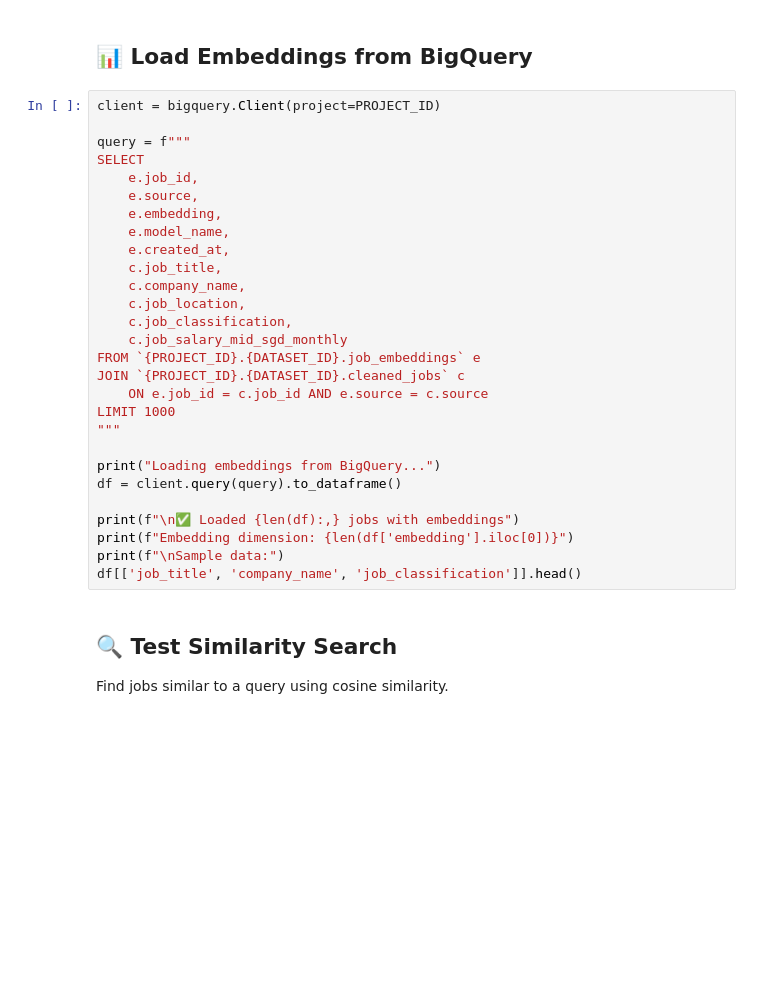
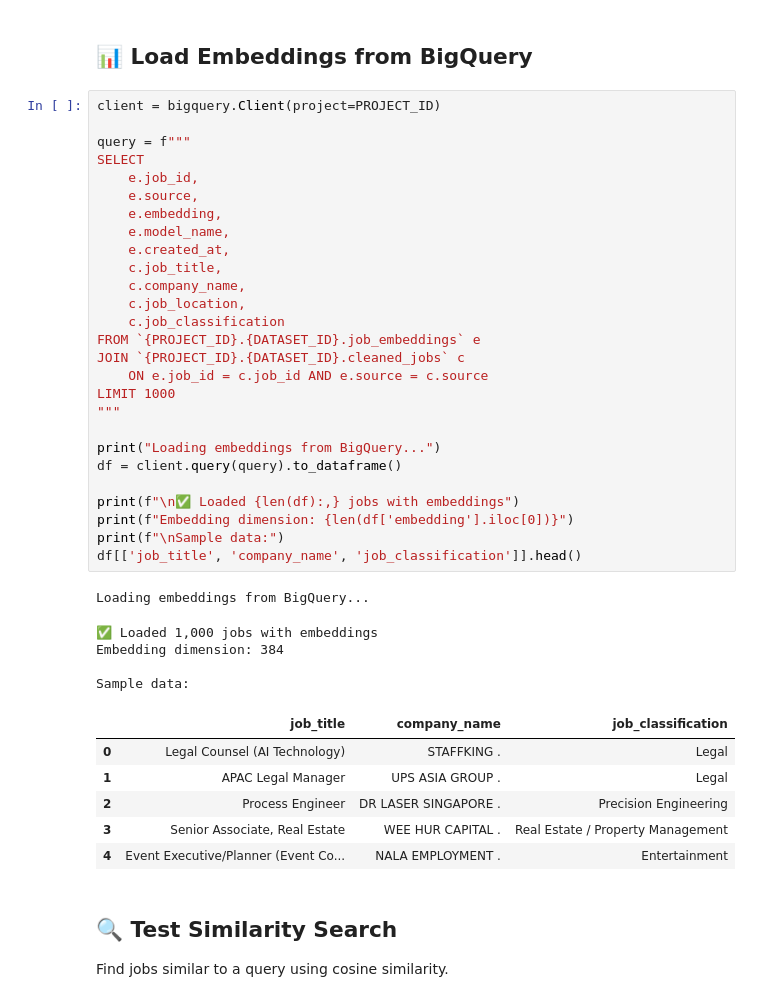
Before and after one commit to Min47/SG-JobMarket-DataScienceProject, a Jupyter notebook: notebooks/nlp_test_embeddings.ipynb, the cells around one changed output. Saved outputs shown, nothing was run; the diff lists cells and outputs as text; blank space fills up the shorter version.

```diff
--- a/notebooks/nlp_test_embeddings.ipynb
+++ b/notebooks/nlp_test_embeddings.ipynb
@@ -31,31 +35,42 @@ print(f"Dataset: {DATASET_ID}")
 # %%
 client = bigquery.Client(project=PROJECT_ID)
 
 query = f"""
 SELECT
     e.job_id,
     e.source,
     e.embedding,
     e.model_name,
     e.created_at,
     c.job_title,
     c.company_name,
     c.job_location,
-    c.job_classification,
-    c.job_salary_mid_sgd_monthly
+    c.job_classification
 FROM `{PROJECT_ID}.{DATASET_ID}.job_embeddings` e
 JOIN `{PROJECT_ID}.{DATASET_ID}.cleaned_jobs` c
     ON e.job_id = c.job_id AND e.source = c.source
 LIMIT 1000
 """
 
 print("Loading embeddings from BigQuery...")
 df = client.query(query).to_dataframe()
 
 print(f"\n✅ Loaded {len(df):,} jobs with embeddings")
 print(f"Embedding dimension: {len(df['embedding'].iloc[0])}")
 print(f"\nSample data:")
 df[['job_title', 'company_name', 'job_classification']].head()
+# %% [output]
+Loading embeddings from BigQuery...
+✅ Loaded 1,000 jobs with embeddings
+Embedding dimension: 384
+
+Sample data:
+|  | job_title | company_name | job_classification |
+| 0 | Legal Counsel (AI Technology) | STAFFKING . | Legal |
+| 1 | APAC Legal Manager | UPS ASIA GROUP . | Legal |
+| 2 | Process Engineer | DR LASER SINGAPORE . | Precision Engineering |
+| 3 | Senior Associate, Real Estate | WEE HUR CAPITAL . | Real Estate / Property Management |
+| 4 | Event Executive/Planner (Event Co... | NALA EMPLOYMENT . | Entertainment |
 # %% [markdown]
 ## 🔍 Test Similarity Search
 
```
Also changed, not shown: parts of 4 cells of this notebook, 1 other file.
